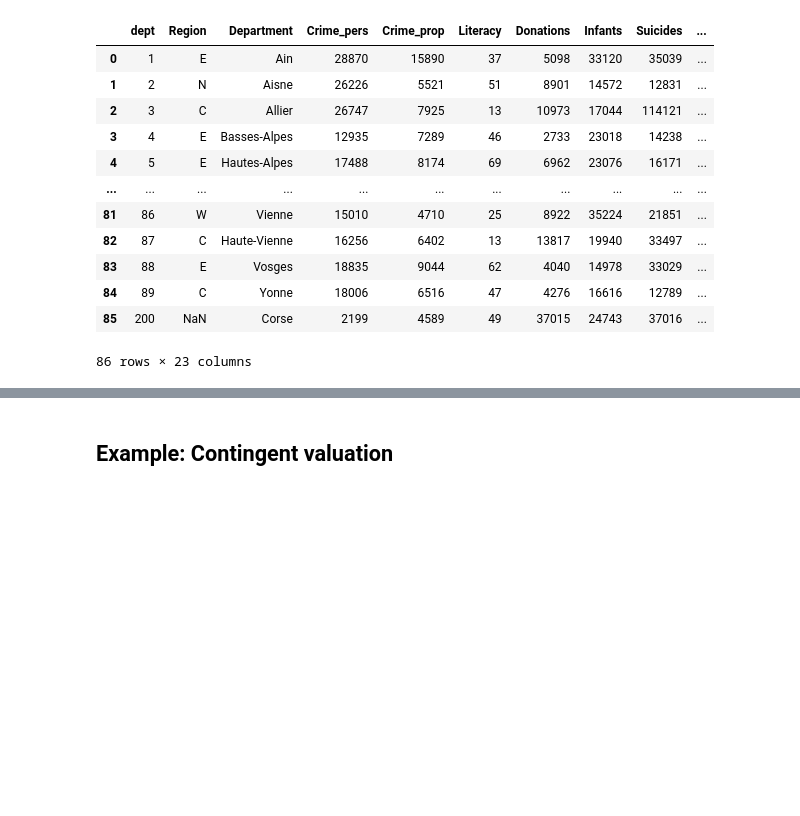
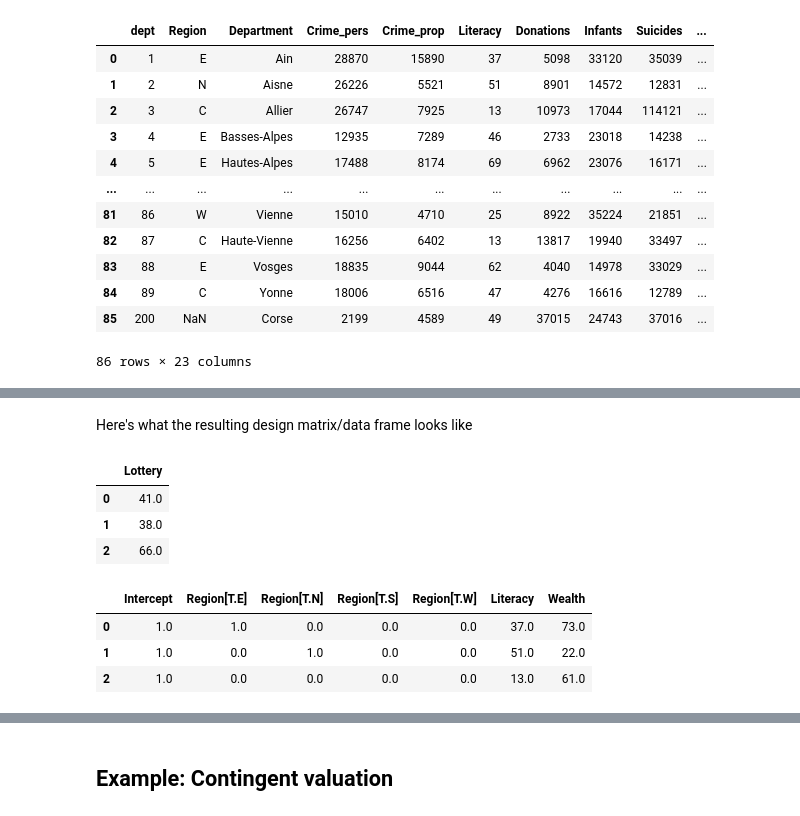
Before and after one commit to ds-peer-consulting/sp21-applied-methods-social-sciences-workshop, a Jupyter notebook: applied-methods-python-workshop(ANSWERS).ipynb, the cells around one changed output, grey strips where cells are left out. Saved outputs shown, nothing was run; the diff lists cells and outputs as text; code cells hidden in the pictures; blank space fills up the shorter version.

```diff
--- a/applied-methods-python-workshop.ipynb
+++ b/applied-methods-python-workshop(ANSWERS).ipynb
@@ -136,0 +142,18 @@ Finish basic intro + modified model excercise
+# %%
+y, X = dmatrices('Lottery ~ Literacy + Wealth + Region', data=df, return_type='dataframe')
+# %% [markdown]
+Here's what the resulting design matrix/data frame looks like
+# %%
+y[:3]
+# %% [output]
+|  | Lottery |
+| 0 | 41.0 |
+| 1 | 38.0 |
+| 2 | 66.0 |
+# %%
+X[:3]
+# %% [output]
+|  | Intercept | Region[T.E] | Region[T.N] | Region[T.S] | Region[T.W] | Literacy | Wealth |
+| 0 | 1.0 | 1.0 | 0.0 | 0.0 | 0.0 | 37.0 | 73.0 |
+| 1 | 1.0 | 0.0 | 1.0 | 0.0 | 0.0 | 51.0 | 22.0 |
+| 2 | 1.0 | 0.0 | 0.0 | 0.0 | 0.0 | 13.0 | 61.0 |
```
Also changed, not shown: parts of 22 cells of this notebook.
